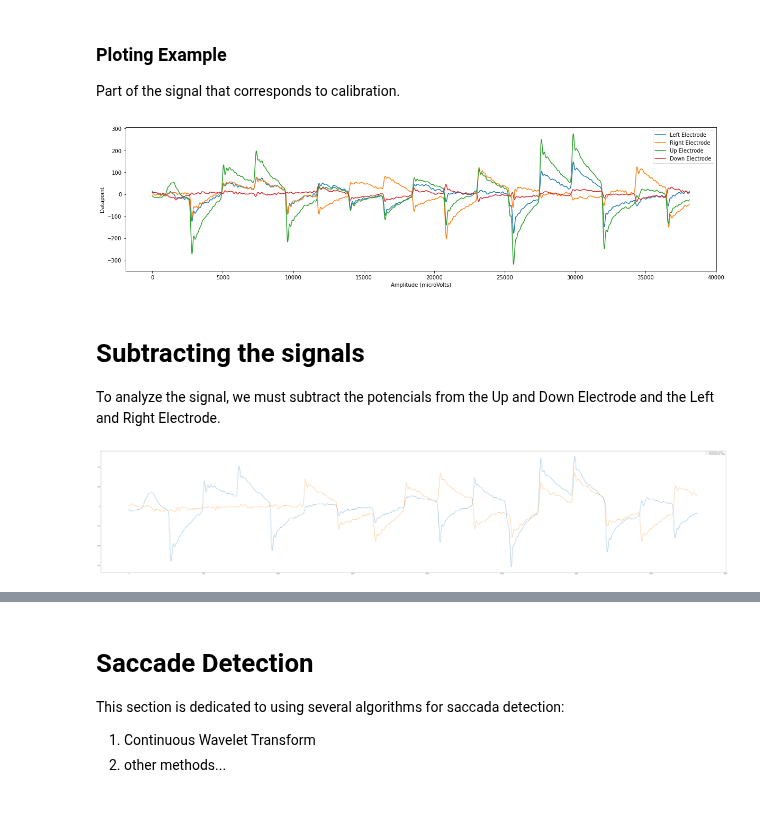
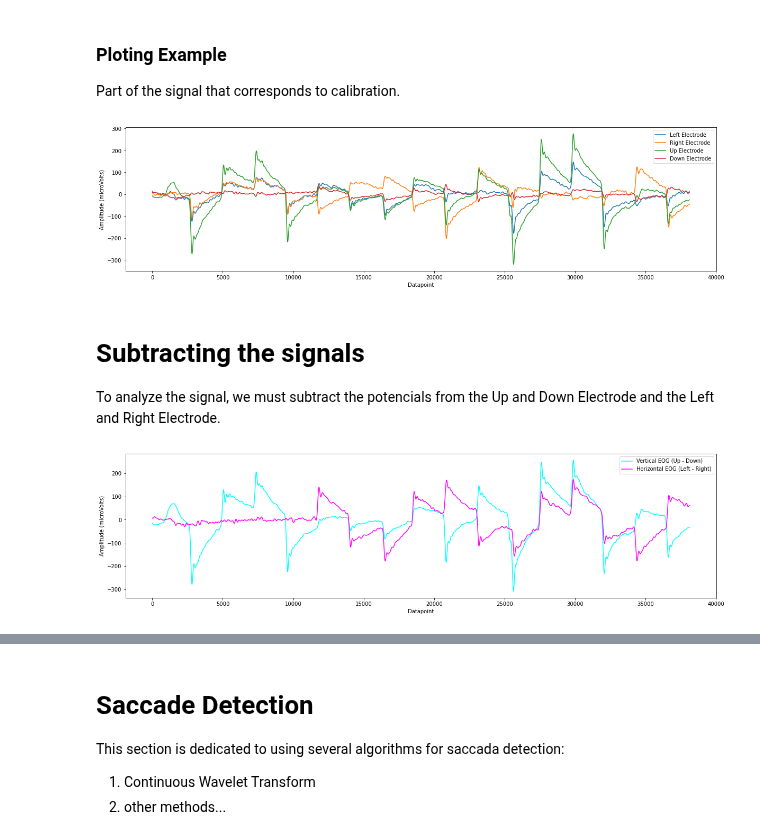
Before and after one commit to RicardoCQB/enac-eog-analysis, a Jupyter notebook: src/readEOG.ipynb, the cells around one changed output, grey strips where cells are left out. Saved outputs shown, nothing was run; the diff lists cells and outputs as text; code cells hidden in the pictures; blank space fills up the shorter version.

Commit message:
changed plot function

```diff
--- a/src/readEOG.ipynb
+++ b/src/readEOG.ipynb
@@ -90,9 +79,9 @@ def plotEogSignal(signal, start=0, end=1000, labels=[],
 calibrationStart = 116396
 calibrationEnd = 154517
 labels = ['Left Electrode', 'Right Electrode', 'Up Electrode', 'Down Electrode']
-plotEogSignal(eyesDataFiltered3, start=calibrationStart, end=calibrationEnd, labels=labels)
+plotEogElectrodesSignal(eyesDataFiltered3, start=calibrationStart, end=calibrationEnd, labels=labels)
 # %% [output]
-[figure, old version]
+[figure, new version]
 # %% [markdown]
 # Subtracting the signals
 
@@ -100,22 +89,13 @@ To analyze the signal, we must subtract the potencials from the Up and Down Elec
 # %%
 # Subtraction of the signals
 leftElec = eyesDataFiltered3[0]
 rightElec = eyesDataFiltered3[1]
 upElec = eyesDataFiltered3[2]
 downElec = eyesDataFiltered3[3]
 
 verticalEOG = np.subtract(upElec, downElec)
 horizontalEOG = np.subtract(leftElec, rightElec)
 
-sampleVert = verticalEOG[calibrationStart : calibrationEnd]
-sampleHor = horizontalEOG[calibrationStart : calibrationEnd]
-
-plt.figure( figsize=( 100, 20 ) )
-
-plt.plot(sampleVert)
-plt.plot(sampleHor)
-labels = ['Vertical EOG (Up - Down)', 'Horizontal EOG (Left - Right)']
-plt.legend(labels)
-plt.show()
+plotVertHorEOG(verticalEOG, horizontalEOG, calibrationStart, calibrationEnd, mode='both')
 # %% [output]
-[figure, old version]
+[figure, new version]
```
Also changed, not shown: parts of 4 cells of this notebook, 1 other file.
